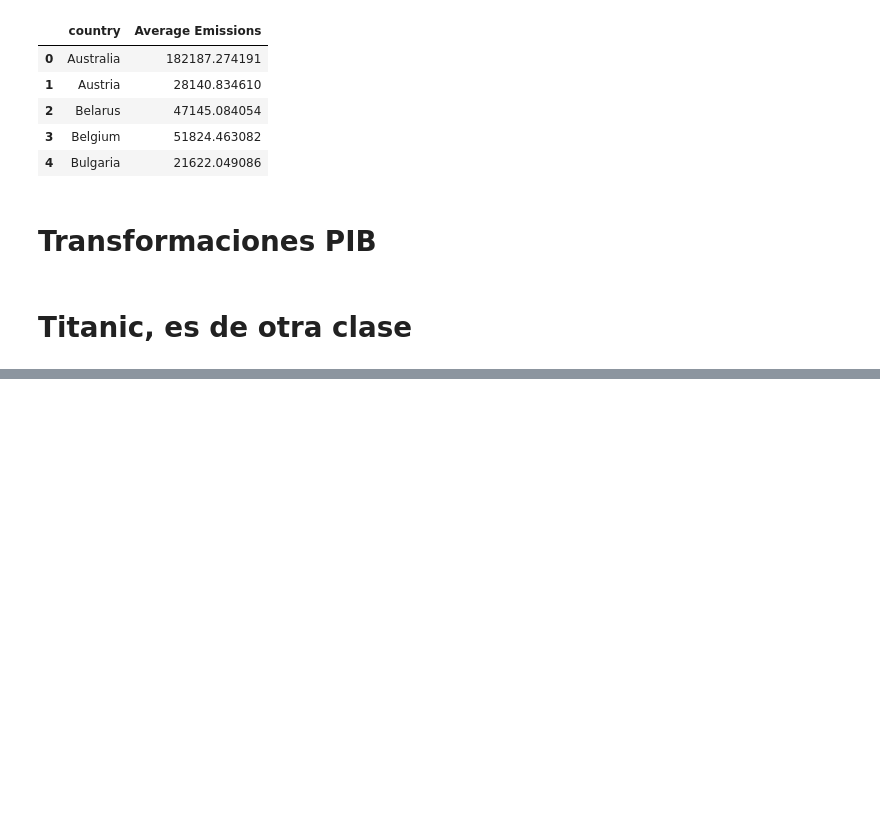
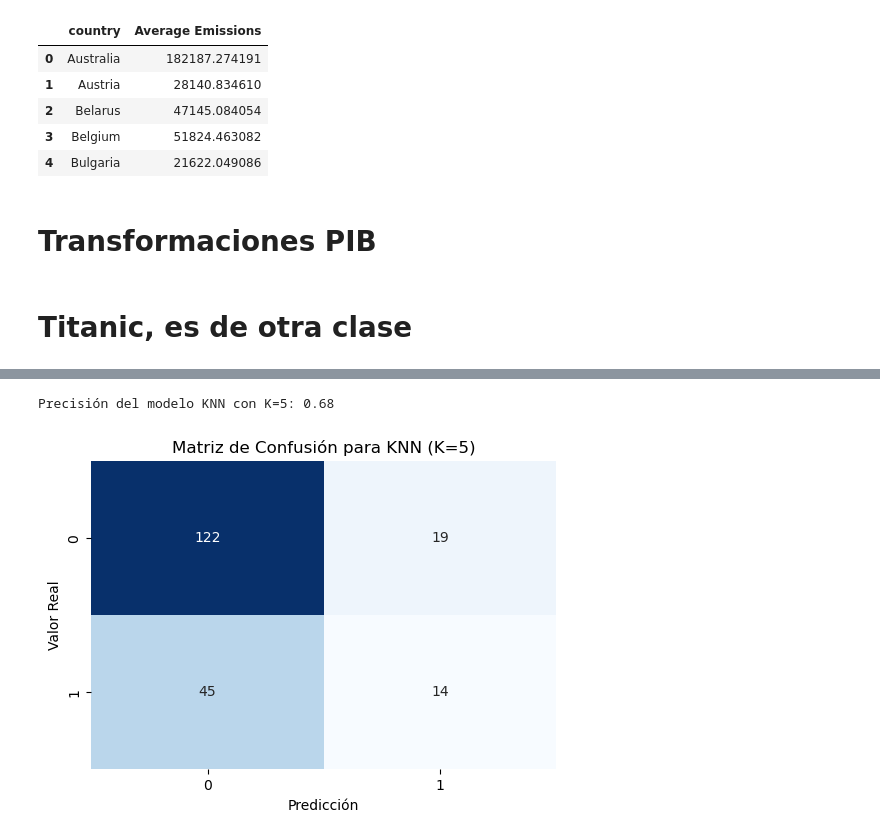
Before and after one commit to kabb98/IABD, a Jupyter notebook: PIA/Actividades/Actividad4/pruebas.ipynb, the cells around one changed output, grey strips where cells are left out. Drawn from its saved outputs; the diff is of its cells as text; code cells hidden in the pictures; blank space fills up the shorter version.

```diff
--- a/PIA/Actividades/Actividad4/pruebas.ipynb
+++ b/PIA/Actividades/Actividad4/pruebas.ipynb
@@ -269,23 +316,26 @@ random_state=42)
 # %%
 # Crear el clasificador KNN (K=5, por ejemplo)
 k = 5
 knn_classifier = KNeighborsClassifier(n_neighbors=k)
 # Entrenar el clasificador con los datos de entrenamiento
 knn_classifier.fit(X_train, y_train)
 # Realizar predicciones en el conjunto de prueba
 y_pred = knn_classifier.predict(X_test)
 # Calcular la precisión del modelo
 accuracy = accuracy_score(y_test, y_pred)
 print(f"Precisión del modelo KNN con K={k}: {accuracy:.2f}")
 # Matriz de confusión para evaluar el rendimiento del modelo
 conf_matrix = confusion_matrix(y_test, y_pred)
 plt.figure(figsize=(6, 4))
 sns.heatmap(conf_matrix, annot=True, fmt='d', cmap='Blues',
 cbar=False)
 plt.xlabel('Predicción')
 plt.ylabel('Valor Real')
-plt.title('Matriz de Confusión')
+plt.title(f'Matriz de Confusión para KNN (K={k})')
 plt.show()
+# %% [output]
+Precisión del modelo KNN con K=5: 0.68
+[figure, added]
 # %%
 import pandas as pd
 from sklearn.datasets import load_breast_cancer
```
Also changed, not shown: parts of 7 cells of this notebook, 1 other file.
